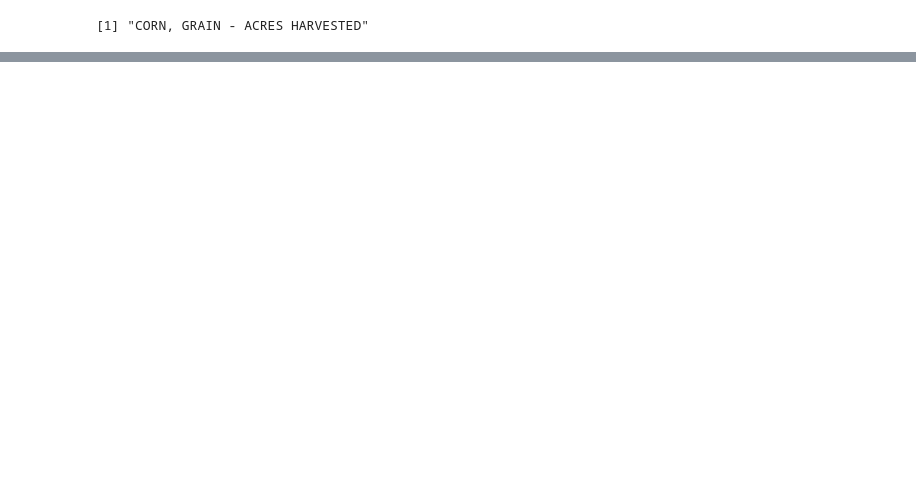
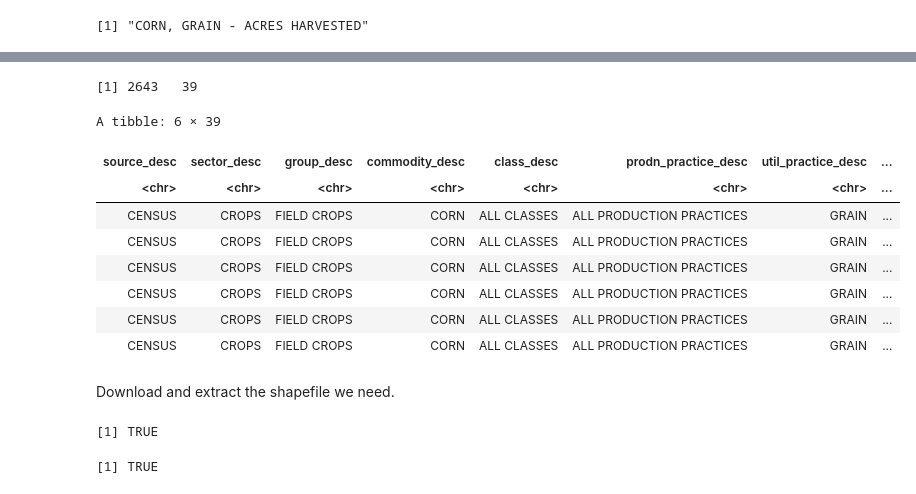
Before and after one commit to anderaa/quickerstats, a Jupyter notebook: notebooks/example_workflow_1.ipynb, the cells around one changed output, grey strips where cells are left out. Cells and saved outputs as stored; diff of their text form; code cells hidden in the pictures; blank space fills up the shorter version.

```diff
--- a/notebooks/example_workflow_1.ipynb
+++ b/notebooks/example_workflow_1.ipynb
@@ -36,5 +51,5 @@ We need to find data series that indicate the amounts of corn planted and harves
 # %%
-r <- search_data_items(key, c('corn', 'harvested'))
+r <- search_data_items(key, search_terms=c('corn', 'harvested'), exclude=c('sweet', 'silage'))
 print(r)
 # %% [output]
  [1] "CORN - ACRES HARVESTED"
@@ -92,3 +94,0 @@ A tibble: 80 × 4
-# %%
-data_item <- r[22]
-print(data_item)
@@ -119,0 +120,7 @@ A tibble: 44 × 4
+# %%
+df_harvested <- get_county_data(key=key,
+                                year=2017,
+                                data_item=data_item,
+                                source='CENSUS',
+                                domain='TOTAL',
+                                fips='all')
@@ -119,0 +142,30 @@ A tibble: 44 × 4
+# %%
+dim(df_harvested)
+head(df_harvested)
+# %% [output]
+[1] 2643   39
+A tibble: 6 × 39
+| source_desc | sector_desc | group_desc | commodity_desc | class_desc | prodn_practice_desc | util_practice_desc | ... |
+| <chr> | <chr> | <chr> | <chr> | <chr> | <chr> | <chr> | ... |
+| CENSUS | CROPS | FIELD CROPS | CORN | ALL CLASSES | ALL PRODUCTION PRACTICES | GRAIN | ... |
+| CENSUS | CROPS | FIELD CROPS | CORN | ALL CLASSES | ALL PRODUCTION PRACTICES | GRAIN | ... |
+| CENSUS | CROPS | FIELD CROPS | CORN | ALL CLASSES | ALL PRODUCTION PRACTICES | GRAIN | ... |
+| CENSUS | CROPS | FIELD CROPS | CORN | ALL CLASSES | ALL PRODUCTION PRACTICES | GRAIN | ... |
+| CENSUS | CROPS | FIELD CROPS | CORN | ALL CLASSES | ALL PRODUCTION PRACTICES | GRAIN | ... |
+| CENSUS | CROPS | FIELD CROPS | CORN | ALL CLASSES | ALL PRODUCTION PRACTICES | GRAIN | ... |
+# %% [markdown]
+Download and extract the shapefile we need.
+# %%
+if (!file.exists('shape')) {
+    dir.create('shape/')
+}
+download.file("https://www2.census.gov/geo/tiger/TIGER2017/COUNTY/tl_2017_us_county.zip", "shape/county_shape.zip")
+unzip("shape/county_shape.zip", exdir="shape/")
+file.remove("shape/county_shape.zip")
+
+download.file("https://www2.census.gov/geo/tiger/TIGER2017//STATE/tl_2017_us_state.zip", "shape/state_shape.zip")
+unzip("shape/state_shape.zip", exdir="shape/")
+file.remove("shape/state_shape.zip")
+# %% [output]
+[1] TRUE
+[1] TRUE
```
Also changed, not shown: parts of 22 cells of this notebook.
